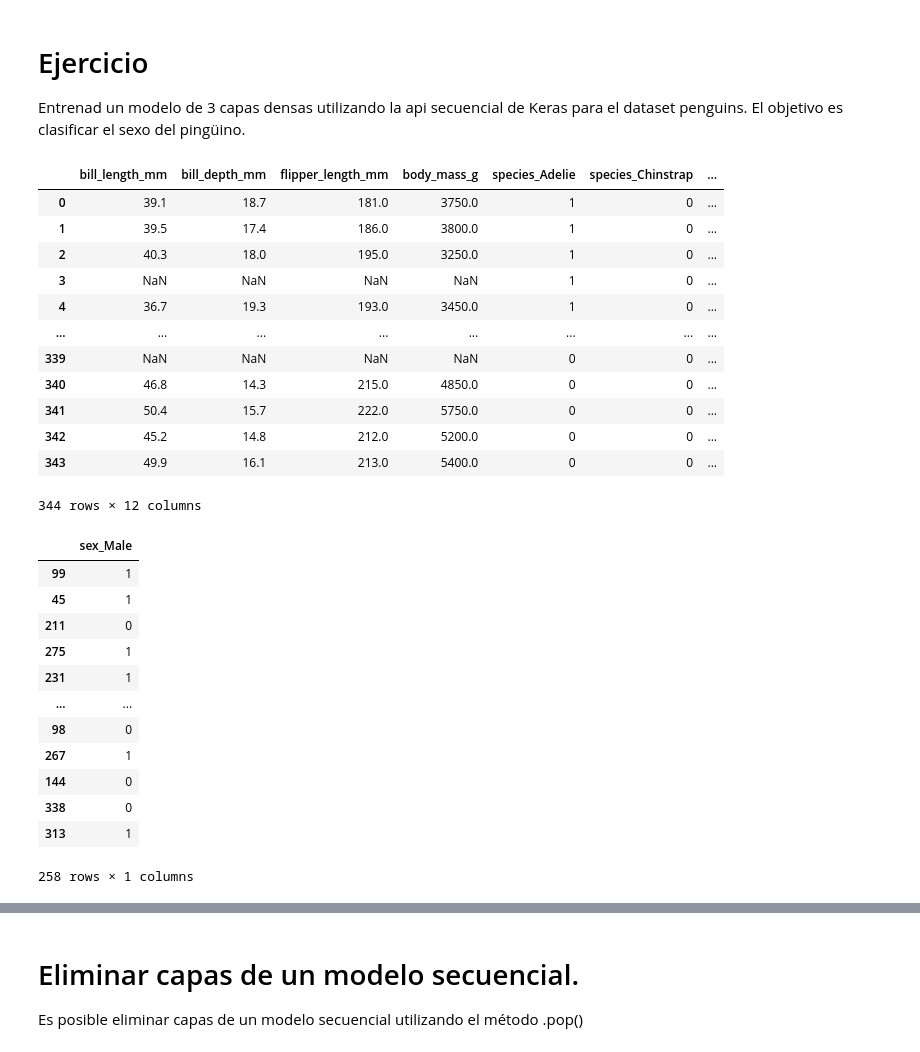
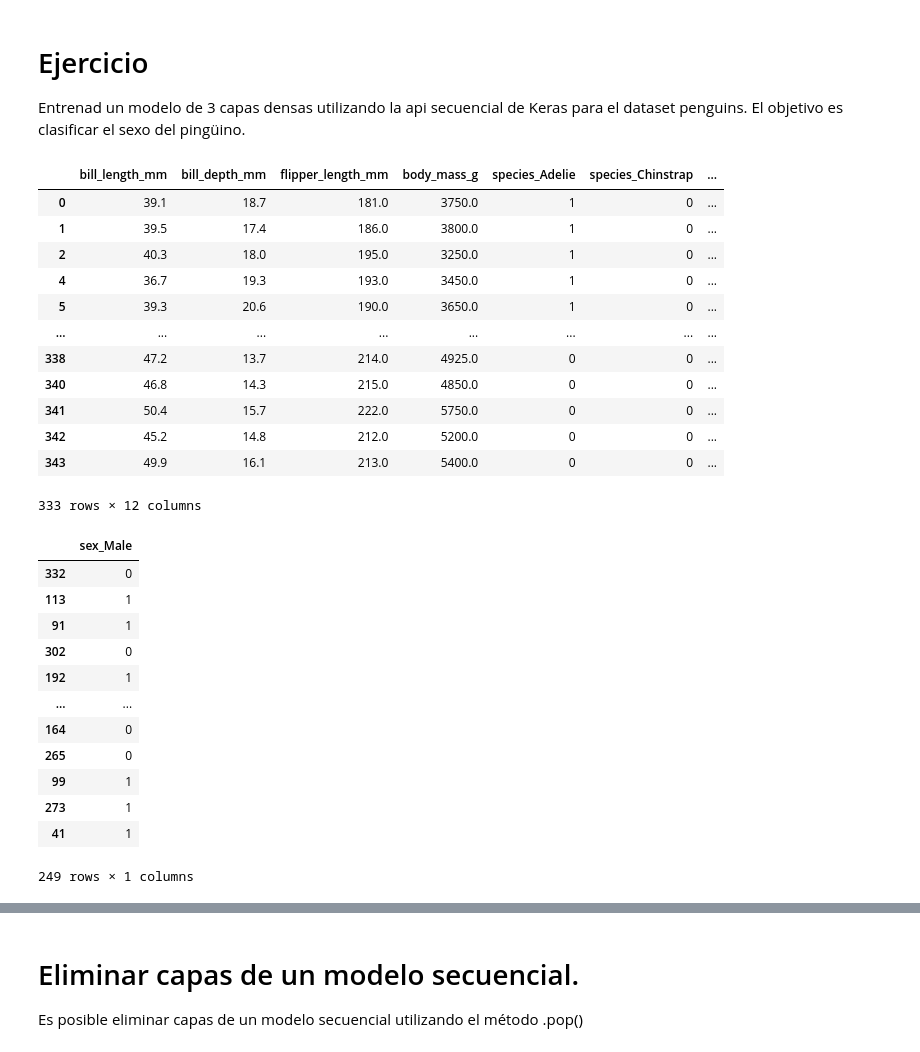
Before and after one commit to JoseAdFer/IDAL_IA3_JoseAdell, a Jupyter notebook: RepasoKeras_APIFuncional.ipynb, the cells around one changed output, grey strips where cells are left out. Cells and saved outputs as stored; diff of their text form; code cells hidden in the pictures.

```diff
--- a/RepasoKeras_APIFuncional.ipynb
+++ b/RepasoKeras_APIFuncional.ipynb
@@ -89,23 +89,23 @@ array([[3.21549028e-02, 6.53060973e-01, 3.14784080e-01],
 Entrenad un modelo de 3 capas densas utilizando la api secuencial de Keras para el dataset penguins. El objetivo es clasificar el sexo del pingüino.
 # %%
 dataset = sns.load_dataset("penguins")
-dataset.dropna()
+dataset=dataset.dropna()
 dataset=pd.get_dummies(dataset)
 dataset
 # %% [output]
 |  | bill_length_mm | bill_depth_mm | flipper_length_mm | body_mass_g | species_Adelie | species_Chinstrap | ... |
 | 0 | 39.1 | 18.7 | 181.0 | 3750.0 | 1 | 0 | ... |
 | 1 | 39.5 | 17.4 | 186.0 | 3800.0 | 1 | 0 | ... |
 | 2 | 40.3 | 18.0 | 195.0 | 3250.0 | 1 | 0 | ... |
-| 3 | NaN | NaN | NaN | NaN | 1 | 0 | ... |
 | 4 | 36.7 | 19.3 | 193.0 | 3450.0 | 1 | 0 | ... |
+| 5 | 39.3 | 20.6 | 190.0 | 3650.0 | 1 | 0 | ... |
 | ... | ... | ... | ... | ... | ... | ... | ... |
-| 339 | NaN | NaN | NaN | NaN | 0 | 0 | ... |
+| 338 | 47.2 | 13.7 | 214.0 | 4925.0 | 0 | 0 | ... |
 | 340 | 46.8 | 14.3 | 215.0 | 4850.0 | 0 | 0 | ... |
 | 341 | 50.4 | 15.7 | 222.0 | 5750.0 | 0 | 0 | ... |
 | 342 | 45.2 | 14.8 | 212.0 | 5200.0 | 0 | 0 | ... |
 | 343 | 49.9 | 16.1 | 213.0 | 5400.0 | 0 | 0 | ... |
-344 rows × 12 columns
+333 rows × 12 columns
 # %%
 X = dataset.iloc[:,:-2]
 Y = dataset.iloc[:,-1:]
@@ -115,18 +115,18 @@ X_train, X_test, Y_train, Y_test = train_test_split(X,Y_dummies)
 Y_train
 # %% [output]
 |  | sex_Male |
+| 332 | 0 |
+| 113 | 1 |
+| 91 | 1 |
+| 302 | 0 |
+| 192 | 1 |
+| ... | ... |
+| 164 | 0 |
+| 265 | 0 |
 | 99 | 1 |
-| 45 | 1 |
-| 211 | 0 |
-| 275 | 1 |
-| 231 | 1 |
-| ... | ... |
-| 98 | 0 |
-| 267 | 1 |
-| 144 | 0 |
-| 338 | 0 |
-| 313 | 1 |
+| 273 | 1 |
+| 41 | 1 |
-258 rows × 1 columns
+249 rows × 1 columns
 # %%
 model = keras.models.Sequential()
 layer_1 = keras.layers.Dense(9, activation="relu")
```
Also changed, not shown: parts of 1 cell of this notebook.
